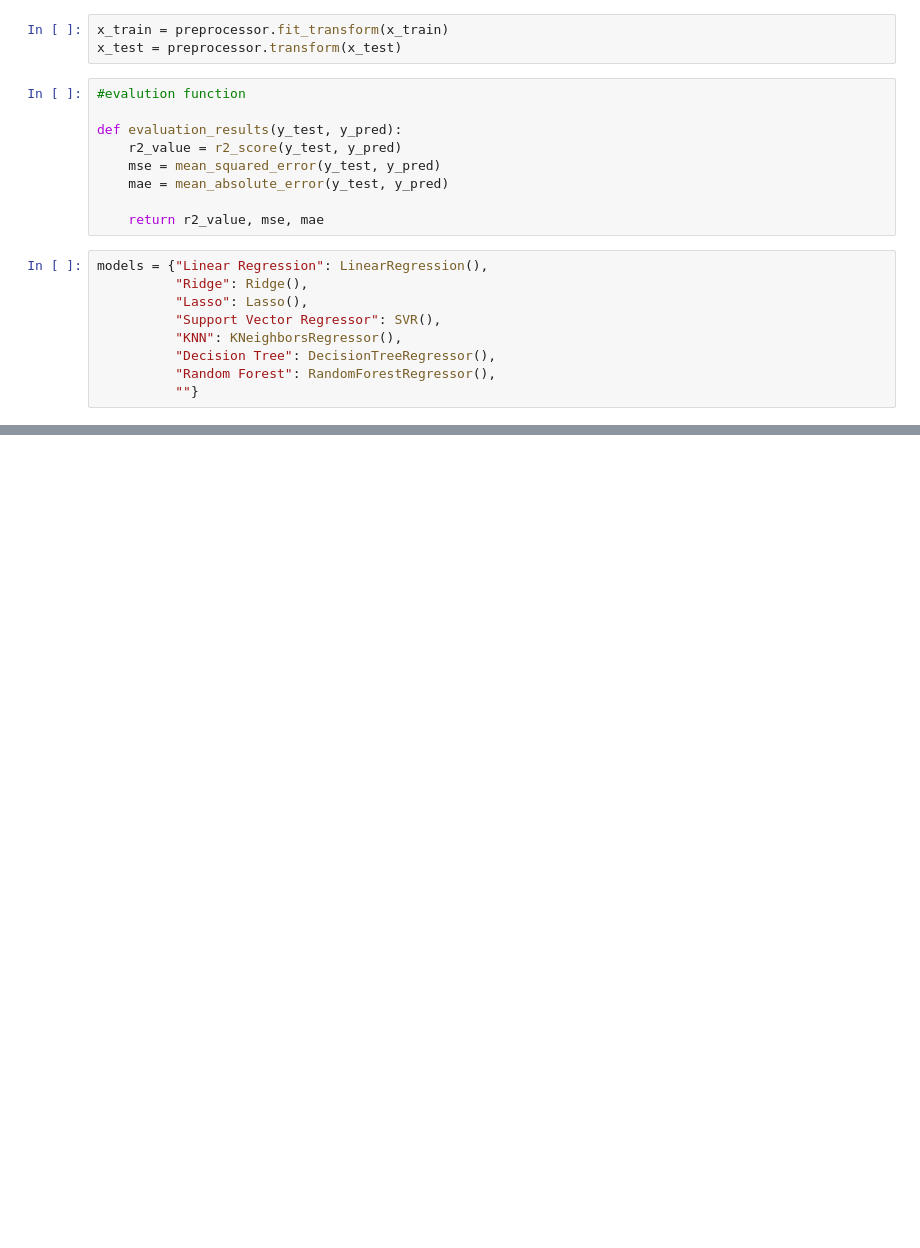
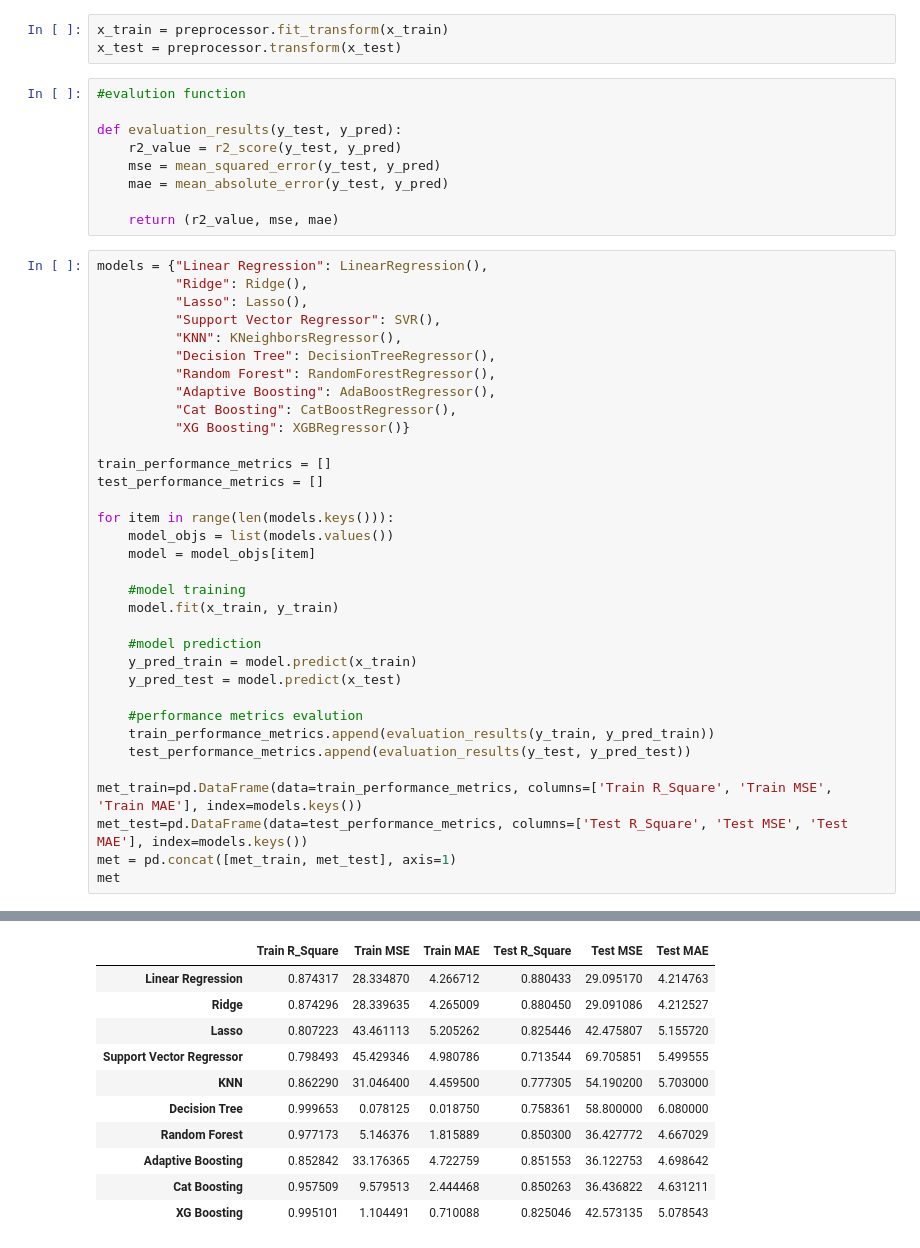
Before and after one commit to NarnindiMounica/Machine_Learning_Works, a Jupyter notebook: Projects/Student_Performance_Indicator/dataset/TRAINING.ipynb, the cells around one changed output, grey strips where cells are left out. Cells and saved outputs as stored; diff of their text form; blank space fills up the shorter version.

Commit message:
Project 1: Student performance indicator-Models Training

```diff
--- a/Projects/Student_Performance_Indicator/dataset/TRAINING.ipynb
+++ b/Projects/Student_Performance_Indicator/dataset/TRAINING.ipynb
@@ -69,7 +69,7 @@ def evaluation_results(y_test, y_pred):
     mse = mean_squared_error(y_test, y_pred)
     mae = mean_absolute_error(y_test, y_pred)
 
-    return r2_value, mse, mae
+    return (r2_value, mse, mae)
 # %%
 models = {"Linear Regression": LinearRegression(),
           "Ridge": Ridge(),
@@ -78,4 +78,30 @@ models = {"Linear Regression": LinearRegression(),
           "KNN": KNeighborsRegressor(),
           "Decision Tree": DecisionTreeRegressor(),
           "Random Forest": RandomForestRegressor(),
-          ""}
+          "Adaptive Boosting": AdaBoostRegressor(),
+          "Cat Boosting": CatBoostRegressor(),
+          "XG Boosting": XGBRegressor()}
+
+train_performance_metrics = []
+test_performance_metrics = []
+
+for item in range(len(models.keys())):
+    model_objs = list(models.values())
+    model = model_objs[item]
+
+    #model training
+    model.fit(x_train, y_train)
+
+    #model prediction
+    y_pred_train = model.predict(x_train)
+    y_pred_test = model.predict(x_test)
+
+    #performance metrics evalution
+    train_performance_metrics.append(evaluation_results(y_train, y_pred_train))
+    test_performance_metrics.append(evaluation_results(y_test, y_pred_test))
+
+met_train=pd.DataFrame(data=train_performance_metrics, columns=['Train R_Square', 'Train MSE', 'Train MAE'], index=models.keys())
+met_test=pd.DataFrame(data=test_performance_metrics, columns=['Test R_Square', 'Test MSE', 'Test MAE'], index=models.keys())
+met = pd.concat([met_train, met_test], axis=1)
+met
+# %% [output]
@@ -81,0 +125,11 @@ models = {"Linear Regression": LinearRegression(),
+|  | Train R_Square | Train MSE | Train MAE | Test R_Square | Test MSE | Test MAE |
+| Linear Regression | 0.874317 | 28.334870 | 4.266712 | 0.880433 | 29.095170 | 4.214763 |
+| Ridge | 0.874296 | 28.339635 | 4.265009 | 0.880450 | 29.091086 | 4.212527 |
+| Lasso | 0.807223 | 43.461113 | 5.205262 | 0.825446 | 42.475807 | 5.155720 |
+| Support Vector Regressor | 0.798493 | 45.429346 | 4.980786 | 0.713544 | 69.705851 | 5.499555 |
+| KNN | 0.862290 | 31.046400 | 4.459500 | 0.777305 | 54.190200 | 5.703000 |
+| Decision Tree | 0.999653 | 0.078125 | 0.018750 | 0.758361 | 58.800000 | 6.080000 |
+| Random Forest | 0.977173 | 5.146376 | 1.815889 | 0.850300 | 36.427772 | 4.667029 |
+| Adaptive Boosting | 0.852842 | 33.176365 | 4.722759 | 0.851553 | 36.122753 | 4.698642 |
+| Cat Boosting | 0.957509 | 9.579513 | 2.444468 | 0.850263 | 36.436822 | 4.631211 |
+| XG Boosting | 0.995101 | 1.104491 | 0.710088 | 0.825046 | 42.573135 | 5.078543 |
```
Also changed, not shown: parts of 2 cells of this notebook, 4 other files.
